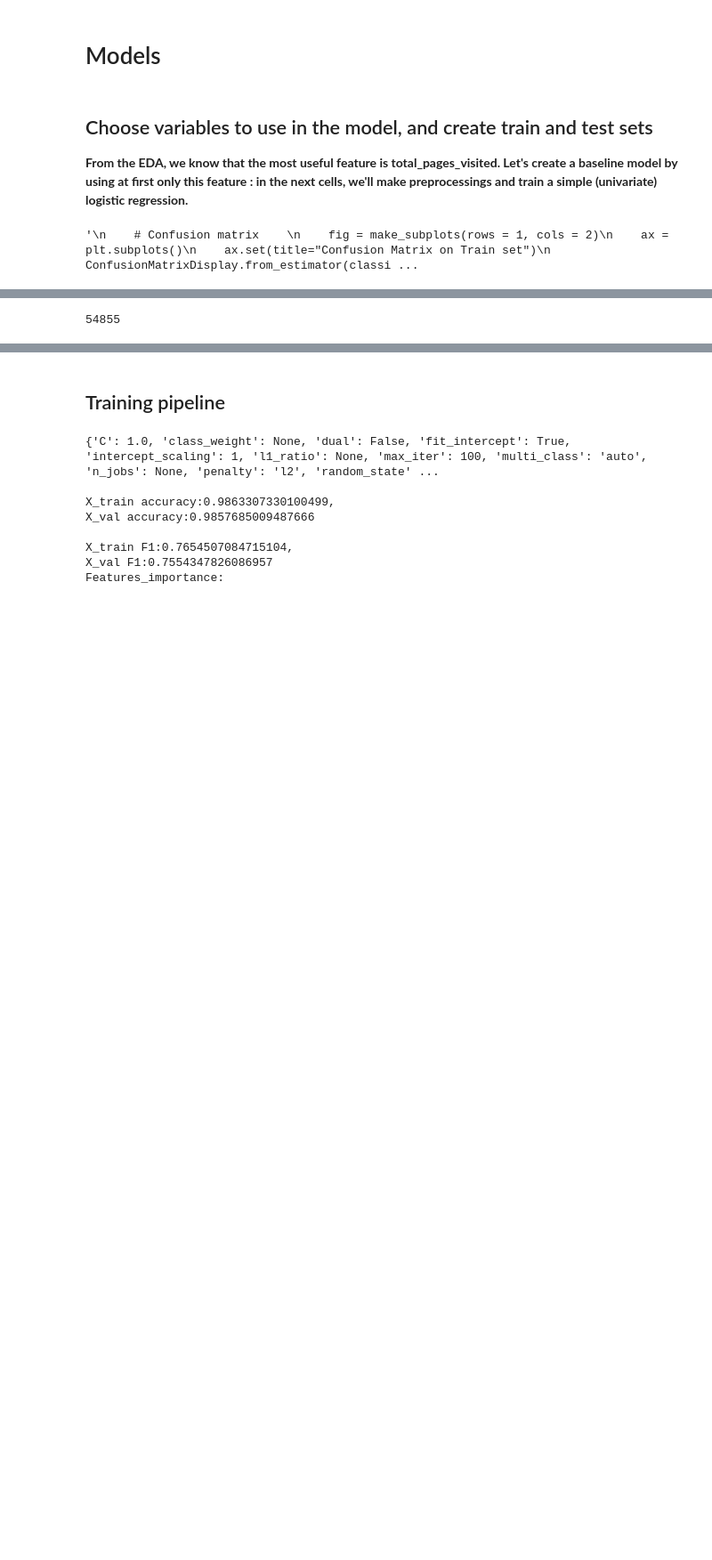
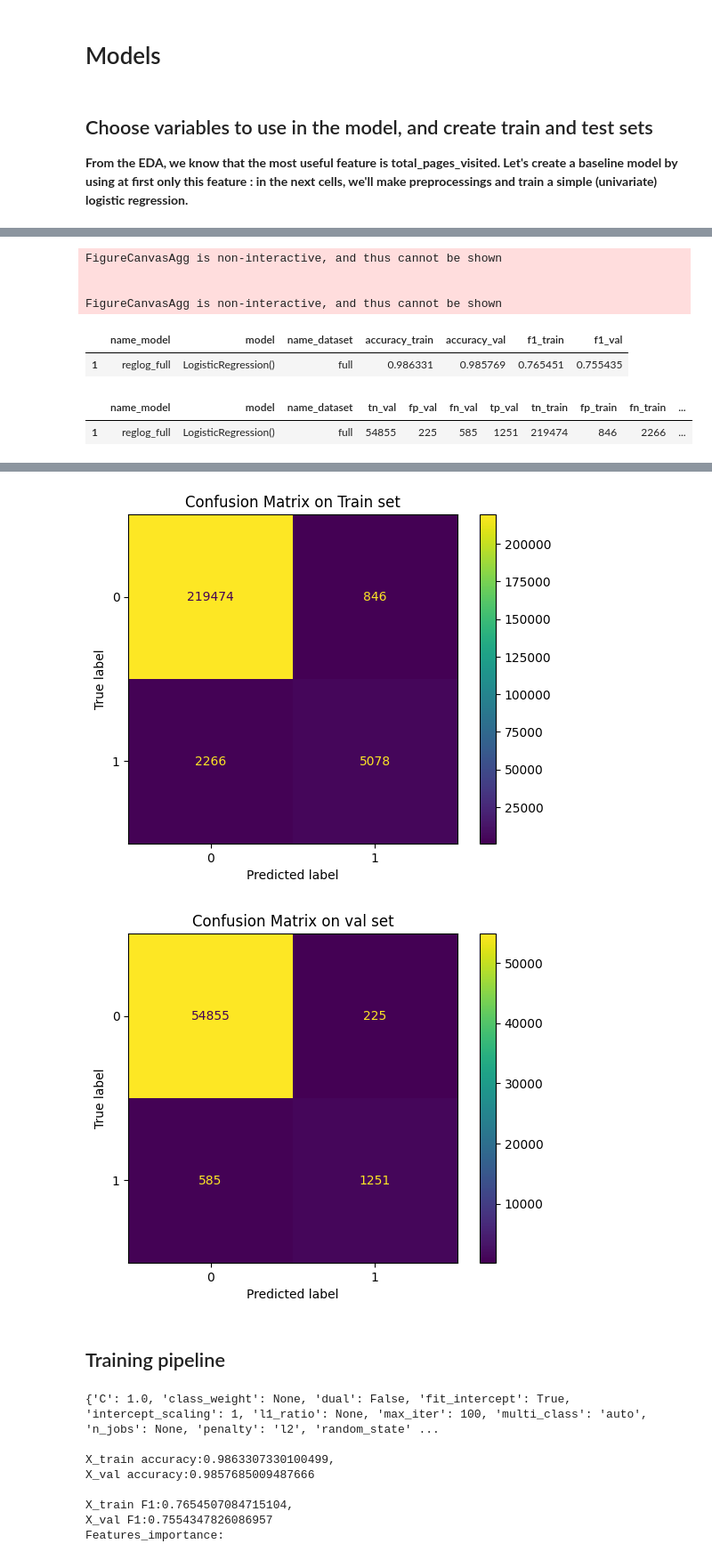
Before and after one commit to kumquat42/202311_jedha_Bloc3_ML_challenge, a Jupyter notebook: 202311_jedha_bloc3_ML_challenge.ipynb, the cells around one changed output, grey strips where cells are left out. Shown at 89% size. Saved outputs shown, nothing was run; the diff lists cells and outputs as text; code cells hidden in the pictures; blank space fills up the shorter version.

Commit message:
functions preprocessing_scores ready

```diff
--- a/202311_jedha_bloc3_ML_challenge.ipynb
+++ b/202311_jedha_bloc3_ML_challenge.ipynb
@@ -441,7 +539,8 @@ using the prepare_datasets function
 
 X_train, X_val, y_train, y_val, num_features, cat_features, liste_features_name, name_dataset = prepare_datasets(data, 'name_dataset')
 # %%
-X_train, X_val, y_train, y_val, num_features, cat_features, liste_features_name, name_dataset = prepare_datasets(data, 'country_only')
+X_train, X_val, y_train, y_val, num_features, cat_features, liste_features_name, name_dataset = prepare_datasets(data, 'full')
+
 
 # it works with only one column ! data = data.loc[:,['converted', 'age']] Trop cool !
 # %% [output]
@@ -454,60 +553,12 @@ Dataset country_only is ready.
 # %% [markdown]
 ## Choose variables to use in the model, and create train and test sets
 **From the EDA, we know that the most useful feature is total_pages_visited. Let's create a baseline model by using at first only this feature : in the next cells, we'll make preprocessings and train a simple (univariate) logistic regression.**
-# %%
-
-
-
-def model_scores(model, type, name_dataset = name_dataset):
-
-    name_dataset = name_dataset
-
-    # Predictions
-    y_train_pred = model.predict(X_train)
-    y_val_pred = classifier.predict(X_val)
-
-    #scores
-    model.score(X_train, y_train)
-    classifier.score(X_val, y_val)
-
-    f1_score(y_train, y_train_pred)
-    f1_score(y_val, y_val_pred)
-
-
-    parametres = model.get_params()
-    coefficients = [coef for coef in classifier.coef_]
-
-
-    # Confusion matrix
-    tn_val, fp_val = confusion_matrix(y_val, y_val_pred)[0,0], confusion_matrix(y_val, y_val_pred)[0,1]
-    fn_val, tp_val = confusion_matrix(y_val, y_val_pred)[1,0], confusion_matrix(y_val, y_val_pred)[1,1]
-    #tn_val, fp_val, fn_val, tp_val
-
-    return tn_val
-'''
-    # Confusion matrix
-    fig = make_subplots(rows = 1, cols = 2)
-    ax = plt.subplots()
-    ax.set(title="Confusion Matrix on Train set")
-    ConfusionMatrixDisplay.from_estimator(classifier, X_train, y_train, ax=ax)
-
-    ax = plt.subplots()
-    ax.set(title="Confusion Matrix on Val set")
-    ConfusionMatrixDisplay.from_estimator(classifier, X_val, y_val, ax=ax)
-
-    fig.update_layout(title =f'{name_dataset}, {model}, train/val confusion matrix')
-    fig.show('notebook_connected')
-    display(fig)
-
-'''
-# %% [output]
-'\n    # Confusion matrix    \n    fig = make_subplots(rows = 1, cols = 2)\n    ax = plt.subplots()\n    ax.set(title="Confusion Matrix on Train set")\n    ConfusionMatrixDisplay.from_estimator(classi ...
 # %%
 classifier = LogisticRegression() #
 classifier.fit(X_train, y_train)
 
-list_params = classifier.get_params()
-print(list_params)
+#list_params = classifier.get_params()
+#print(list_params)
 
-model_scores(classifier, 'regressor', name_dataset = name_dataset)
+resultats_reglog_full = model_scores('reglog_full', classifier, name_dataset = name_dataset)
 # %% [output]
@@ -515 +582,8 @@ model_scores(classifier, 'regressor', name_dataset = name_dataset)
-54855
+FigureCanvasAgg is non-interactive, and thus cannot be shown
+
+
+FigureCanvasAgg is non-interactive, and thus cannot be shown
+|  | name_model | model | name_dataset | accuracy_train | accuracy_val | f1_train | f1_val |
+| 1 | reglog_full | LogisticRegression() | full | 0.986331 | 0.985769 | 0.765451 | 0.755435 |
+|  | name_model | model | name_dataset | tn_val | fp_val | fn_val | tp_val | tn_train | fp_train | fn_train | ... |
+| 1 | reglog_full | LogisticRegression() | full | 54855 | 225 | 585 | 1251 | 219474 | 846 | 2266 | ... |
@@ -516,3 +592,5 @@ model_scores(classifier, 'regressor', name_dataset = name_dataset)
+[figure, added]
+[figure, added]
 # %% [markdown]
 ## Training pipeline
 # %%
```
Also changed, not shown: parts of 8 cells of this notebook.
